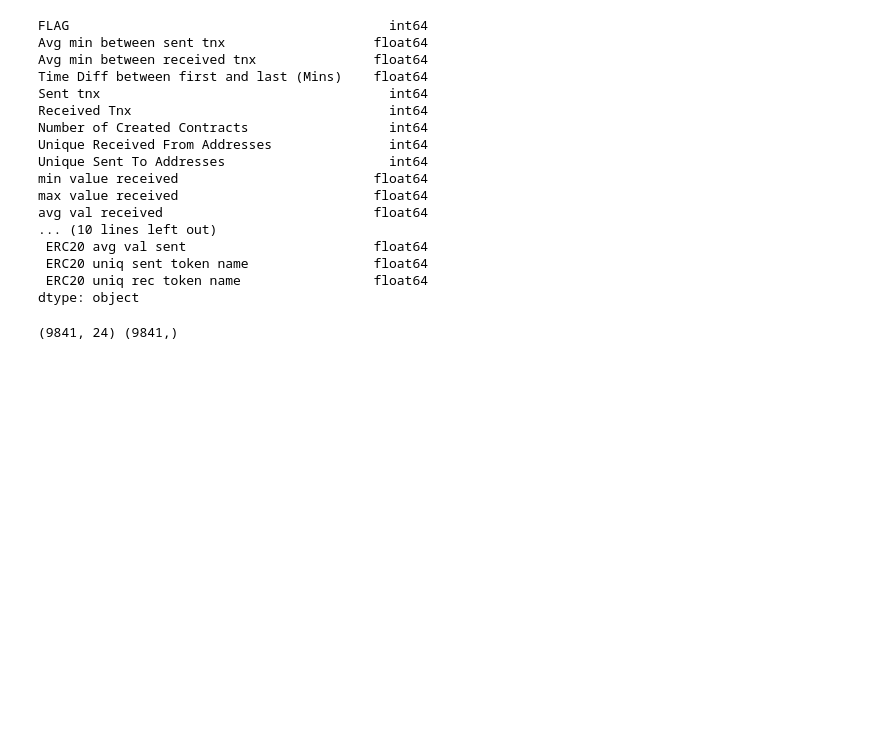
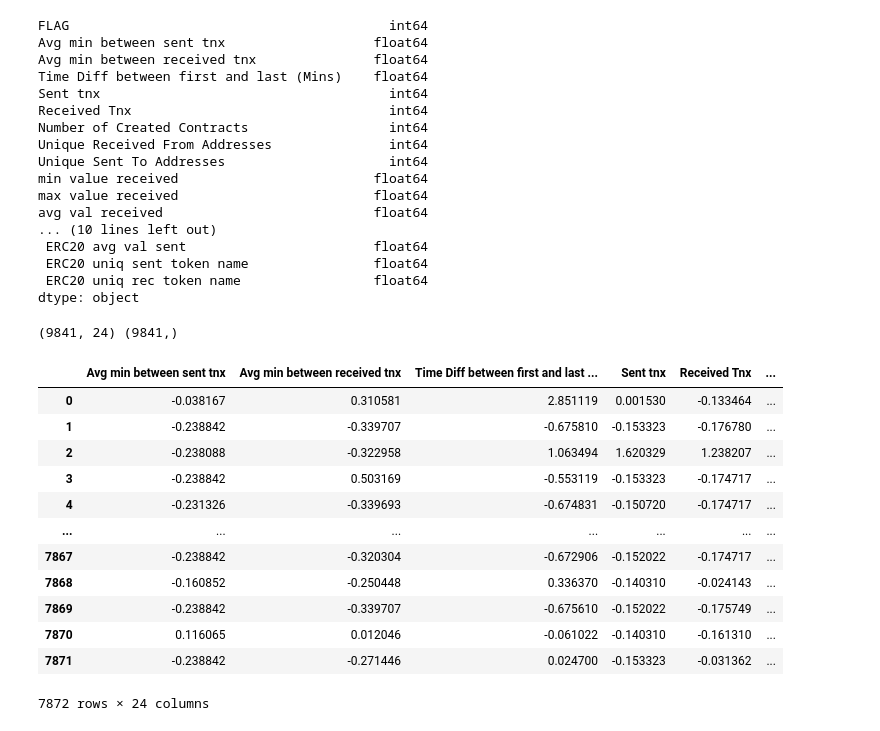
Before and after one commit to mohammadakhoundi1/Ethereum-Fraud-Detection, a Jupyter notebook: ET.ipynb, the cells around one changed output. Saved outputs shown, nothing was run; the diff lists cells and outputs as text; code cells hidden in the pictures; blank space fills up the shorter version.

Commit message:
Apply StandardScaler() on training data

```diff
--- a/ET.ipynb
+++ b/ET.ipynb
@@ -419,3 +419,23 @@ print(x.shape,y.shape)
 (9841, 24) (9841,)
 # %%
 x_train,x_test,y_train,y_test = train_test_split(x,y,test_size=0.2,random_state=123)
+# %%
+sc = StandardScaler()
+sc_train = sc.fit_transform(x_train)
+# %%
+sc_df = pd.DataFrame(sc_train,columns=x_train.columns)
+sc_df
+# %% [output]
+|  | Avg min between sent tnx | Avg min between received tnx | Time Diff between first and last ... | Sent tnx | Received Tnx | ... |
+| 0 | -0.038167 | 0.310581 | 2.851119 | 0.001530 | -0.133464 | ... |
+| 1 | -0.238842 | -0.339707 | -0.675810 | -0.153323 | -0.176780 | ... |
+| 2 | -0.238088 | -0.322958 | 1.063494 | 1.620329 | 1.238207 | ... |
+| 3 | -0.238842 | 0.503169 | -0.553119 | -0.153323 | -0.174717 | ... |
+| 4 | -0.231326 | -0.339693 | -0.674831 | -0.150720 | -0.174717 | ... |
+| ... | ... | ... | ... | ... | ... | ... |
+| 7867 | -0.238842 | -0.320304 | -0.672906 | -0.152022 | -0.174717 | ... |
+| 7868 | -0.160852 | -0.250448 | 0.336370 | -0.140310 | -0.024143 | ... |
+| 7869 | -0.238842 | -0.339707 | -0.675610 | -0.152022 | -0.175749 | ... |
+| 7870 | 0.116065 | 0.012046 | -0.061022 | -0.140310 | -0.161310 | ... |
+| 7871 | -0.238842 | -0.271446 | 0.024700 | -0.153323 | -0.031362 | ... |
+7872 rows × 24 columns
```
